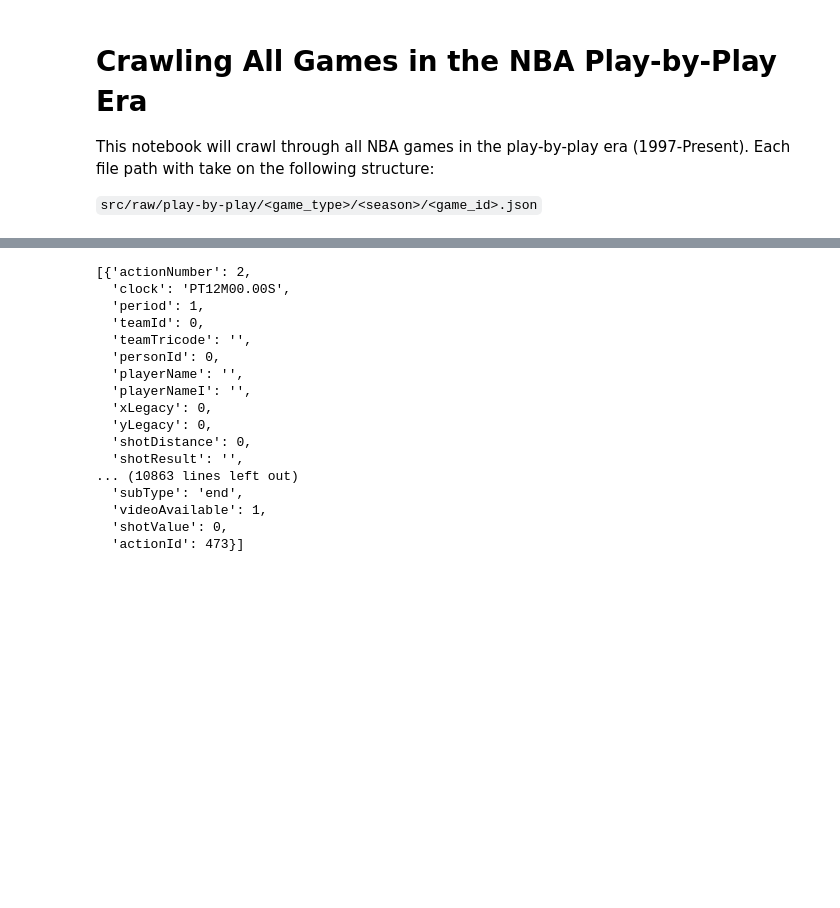
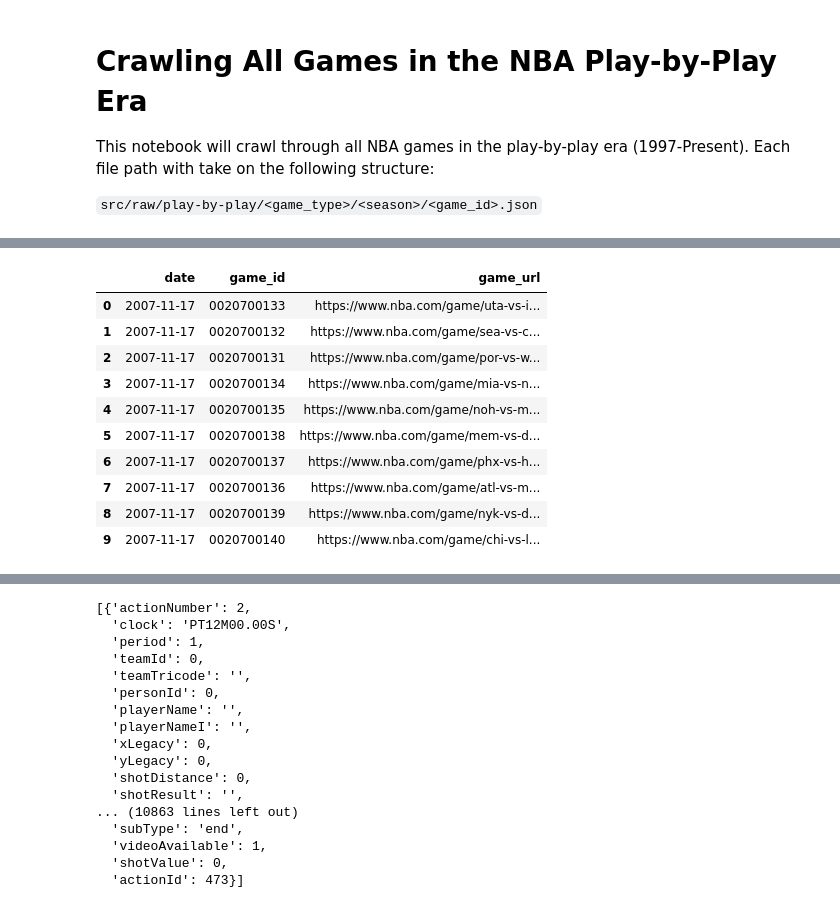
Before and after one commit to brendanwilliam/basketball-shotplot-data, a Jupyter notebook: src/data/scripts/play-by-play_crawler.ipynb, the cells around one changed output, grey strips where cells are left out. Drawn from its saved outputs; the diff is of its cells as text; code cells hidden in the pictures; blank space fills up the shorter version.

```diff
--- a/src/data/scripts/play-by-play_crawler.ipynb
+++ b/src/data/scripts/play-by-play_crawler.ipynb
@@ -32,0 +31,25 @@ df2024[:5]
+# %%
+# Get urls for all games in a given season.
+import pandas as pd
+
+fp = '../about/game_ids.csv'
+df = pd.read_csv(fp)
+
+def get_season_urls(df, season, game_type):
+    urls = []
+    for i, row in df.iterrows():
+        if row['season'] == season and row['game_type'] == game_type:
+            urls.append(row['game_url'])
+
+    return urls
+
+
+START = 1997
+END = 2025
+
+for season in range(START, END + 1):
+    urls = get_season_urls(df, season, 'regular')
+    print(f'{season}: {len(urls)} games')
+    with open(f'../about/season_urls/{season}.txt', 'w') as f:
+        for url in urls:
+            f.write(url + '\n')
@@ -32,0 +171,18 @@ df2024[:5]
+# %%
+df = pd.DataFrame(columns=['date', 'game_id', 'game_url'])
+for game in games:
+    df.loc[len(df)] = [date, game[-10:], 'https://www.nba.com' + game]
+
+df
+# %% [output]
+|  | date | game_id | game_url |
+| 0 | 2007-11-17 | 0020700133 | https://www.nba.com/game/uta-vs-i... |
+| 1 | 2007-11-17 | 0020700132 | https://www.nba.com/game/sea-vs-c... |
+| 2 | 2007-11-17 | 0020700131 | https://www.nba.com/game/por-vs-w... |
+| 3 | 2007-11-17 | 0020700134 | https://www.nba.com/game/mia-vs-n... |
+| 4 | 2007-11-17 | 0020700135 | https://www.nba.com/game/noh-vs-m... |
+| 5 | 2007-11-17 | 0020700138 | https://www.nba.com/game/mem-vs-d... |
+| 6 | 2007-11-17 | 0020700137 | https://www.nba.com/game/phx-vs-h... |
+| 7 | 2007-11-17 | 0020700136 | https://www.nba.com/game/atl-vs-m... |
+| 8 | 2007-11-17 | 0020700139 | https://www.nba.com/game/nyk-vs-d... |
+| 9 | 2007-11-17 | 0020700140 | https://www.nba.com/game/chi-vs-l... |
```
Also changed, not shown: parts of 14 cells of this notebook, 38 other files.
